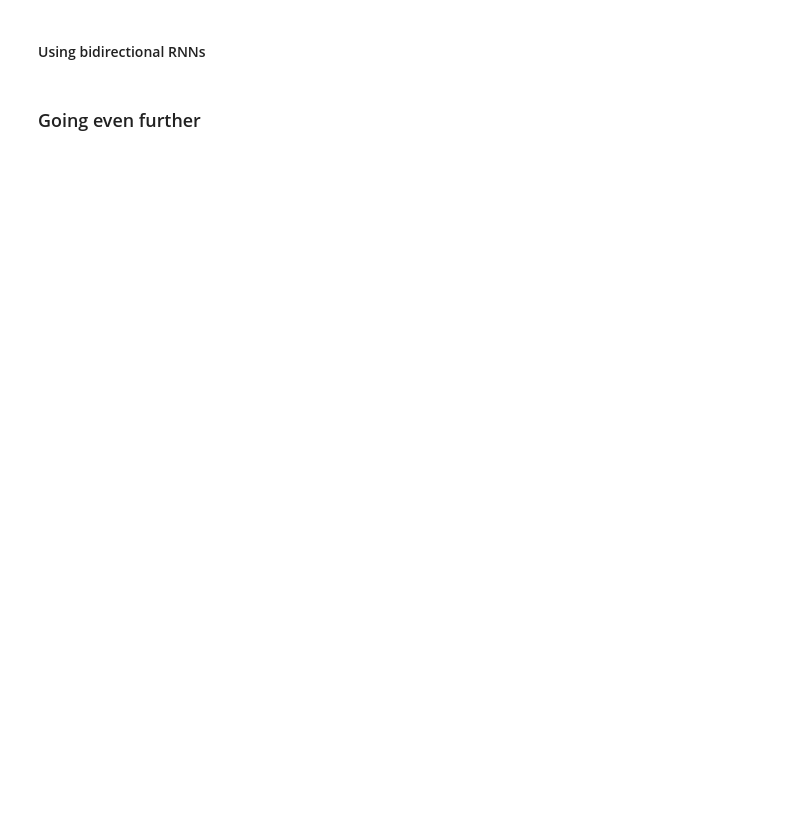
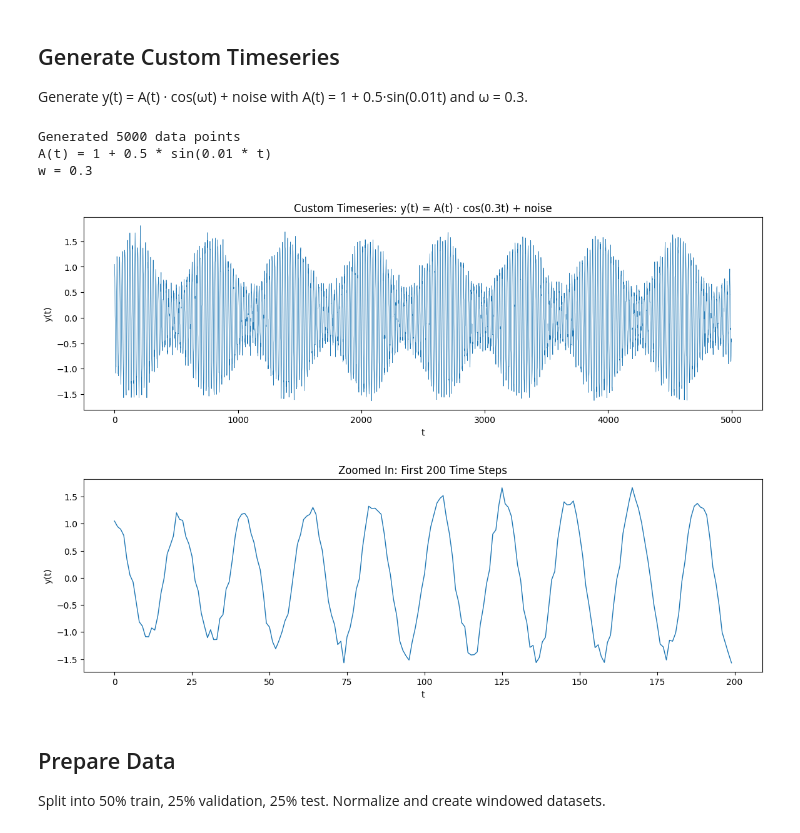
Before and after one commit to zhales05/cs-6480, a Jupyter notebook: a8/chapter13_timeseries-forecasting.ipynb, the cells around one changed output. Cells and saved outputs as stored; diff of their text form; code cells hidden in the pictures; blank space fills up the shorter version.

```diff
--- a/a8/chapter13_timeseries-forecasting.ipynb
+++ b/a8/chapter13_timeseries-forecasting.ipynb
@@ -36,13 +23,0 @@ def backend(line, cell):
-# %%
-import os
-
-fname = os.path.join("jena_climate_2009_2016.csv")
-
-with open(fname) as f:
-    data = f.read()
-
-lines = data.split("\n")
-header = lines[0].split(",")
-lines = lines[1:]
-print(header)
-print(len(lines))
@@ -323,2 +23,0 @@ print(f"Test MAE: {model.evaluate(test_dataset)[1]:.2f}")
-# %% [markdown]
-#### Using bidirectional RNNs
@@ -337,2 +23,0 @@ history = model.fit(
-# %% [markdown]
-### Going even further
@@ -338,0 +32,47 @@ history = model.fit(
+# %% [markdown]
+## Generate Custom Timeseries
+
+Generate y(t) = A(t) · cos(ωt) + noise with A(t) = 1 + 0.5·sin(0.01t) and ω = 0.3.
+# %%
+np.random.seed(42)
+
+num_points = 5000
+t = np.arange(num_points, dtype=np.float32)
+
+# Custom timeseries: y(t) = A(t) * cos(w * t) + noise
+A_t = 1 + 0.5 * np.sin(0.01 * t)       # slowly varying amplitude
+w = 0.3                                   # angular frequency
+noise = np.random.normal(0, 0.1, size=num_points).astype(np.float32)
+
+y = A_t * np.cos(w * t) + noise
+y = y.astype(np.float32)
+
+print(f"Generated {num_points} data points")
+print(f"A(t) = 1 + 0.5 * sin(0.01 * t)")
+print(f"w = {w}")
+
+# Plot full timeseries
+plt.figure(figsize=(14, 4))
+plt.plot(t, y, linewidth=0.5)
+plt.title("Custom Timeseries: y(t) = A(t) · cos(0.3t) + noise")
+plt.xlabel("t")
+plt.ylabel("y(t)")
+plt.show()
+
+# Plot a zoomed-in window
+plt.figure(figsize=(14, 4))
+plt.plot(t[:200], y[:200], linewidth=1.0)
+plt.title("Zoomed In: First 200 Time Steps")
+plt.xlabel("t")
+plt.ylabel("y(t)")
+plt.show()
+# %% [output]
+Generated 5000 data points
+A(t) = 1 + 0.5 * sin(0.01 * t)
+w = 0.3
+[figure, added]
+[figure, added]
+# %% [markdown]
+## Prepare Data
+
+Split into 50% train, 25% validation, 25% test. Normalize and create windowed datasets.
```
Also changed, not shown: parts of 50 cells of this notebook, 12 other files.
